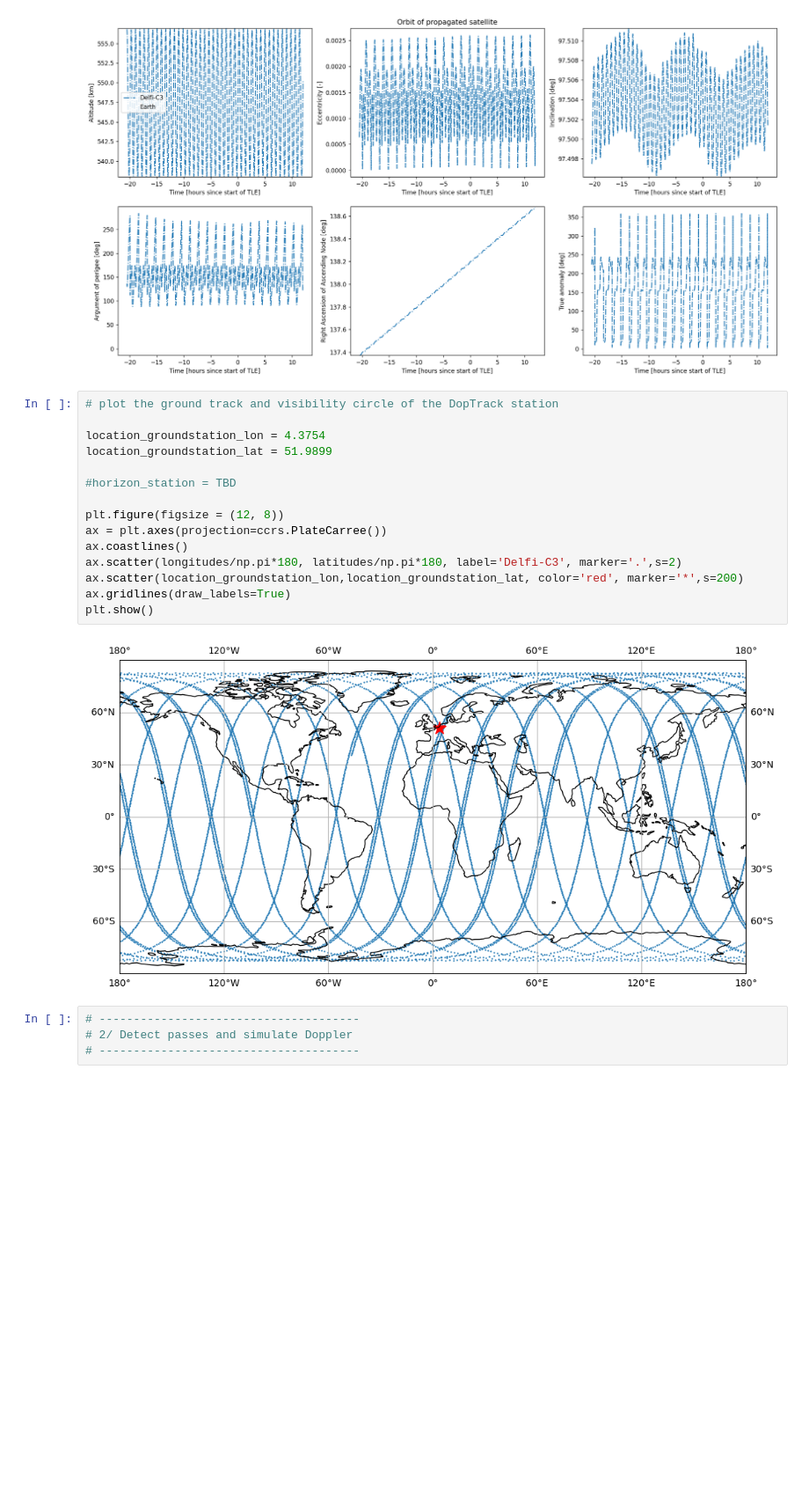
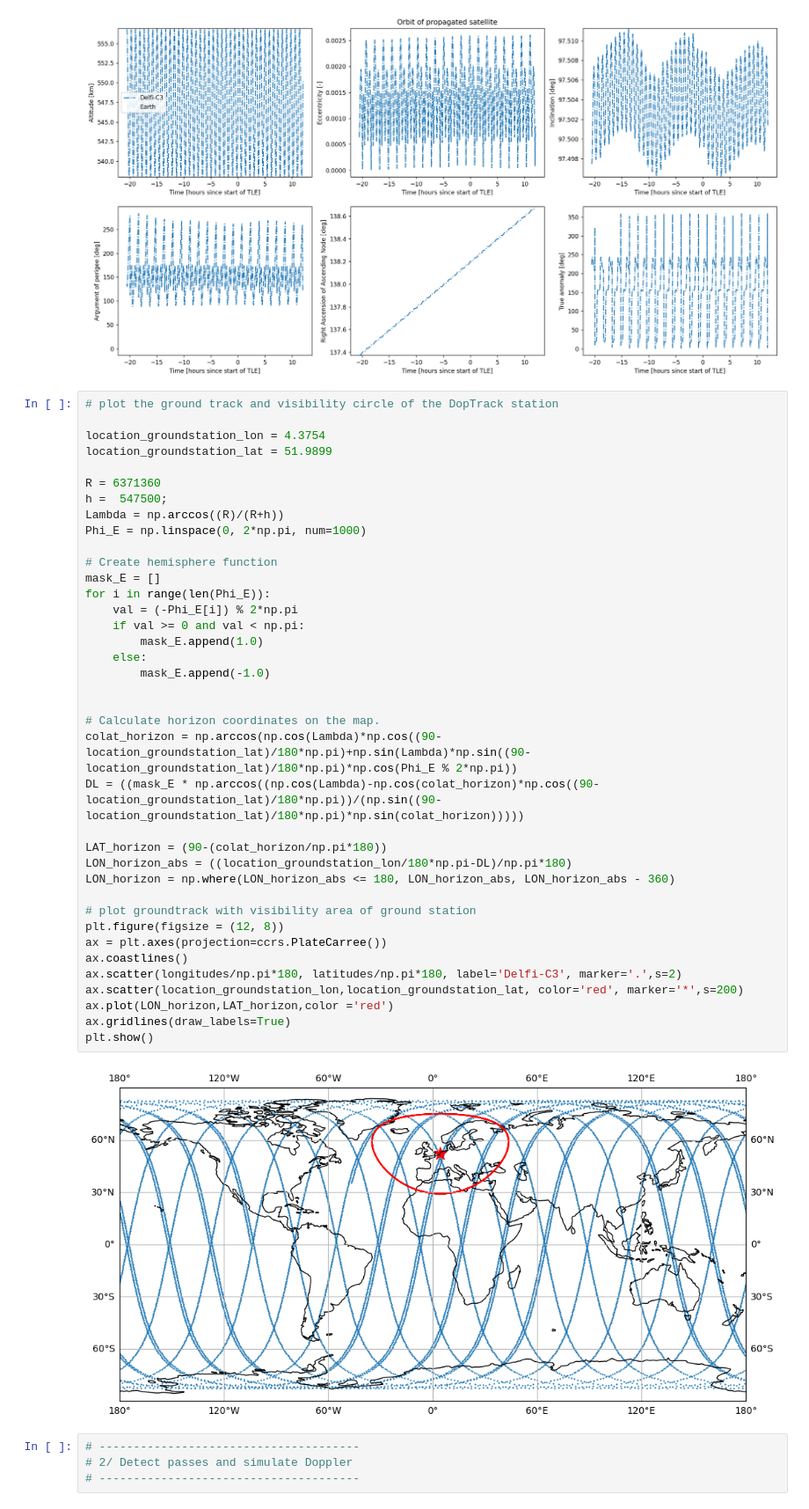
Before and after one commit to DopTrack/estimate, a Jupyter notebook: Assignment1.ipynb, the cells around one changed output. Shown at 88% size. Drawn from its saved outputs; the diff is of its cells as text; blank space fills up the shorter version.

Commit message:
Ground Track and visibility sphere plotting added

```diff
--- a/Assignment1.ipynb
+++ b/Assignment1.ipynb
@@ -203,20 +203,43 @@ plt.show()
 # %%
 # plot the ground track and visibility circle of the DopTrack station
 
 location_groundstation_lon = 4.3754
 location_groundstation_lat = 51.9899
 
-#horizon_station = TBD
+R = 6371360
+h =  547500;
+Lambda = np.arccos((R)/(R+h))
+Phi_E = np.linspace(0, 2*np.pi, num=1000)
 
+# Create hemisphere function
+mask_E = []
+for i in range(len(Phi_E)):
+    val = (-Phi_E[i]) % 2*np.pi
+    if val >= 0 and val < np.pi:
+        mask_E.append(1.0)
+    else:
+        mask_E.append(-1.0)
+
+
+# Calculate horizon coordinates on the map.
+colat_horizon = np.arccos(np.cos(Lambda)*np.cos((90-location_groundstation_lat)/180*np.pi)+np.sin(Lambda)*np.sin((90-location_groundstation_lat)/180*np.pi)*np.cos(Phi_E % 2*np.pi))
+DL = ((mask_E * np.arccos((np.cos(Lambda)-np.cos(colat_horizon)*np.cos((90-location_groundstation_lat)/180*np.pi))/(np.sin((90-location_groundstation_lat)/180*np.pi)*np.sin(colat_horizon)))))
+
+LAT_horizon = (90-(colat_horizon/np.pi*180))
+LON_horizon_abs = ((location_groundstation_lon/180*np.pi-DL)/np.pi*180)
+LON_horizon = np.where(LON_horizon_abs <= 180, LON_horizon_abs, LON_horizon_abs - 360)
+
+# plot groundtrack with visibility area of ground station
 plt.figure(figsize = (12, 8))
 ax = plt.axes(projection=ccrs.PlateCarree())
 ax.coastlines()
 ax.scatter(longitudes/np.pi*180, latitudes/np.pi*180, label='Delfi-C3', marker='.',s=2)
 ax.scatter(location_groundstation_lon,location_groundstation_lat, color='red', marker='*',s=200)
+ax.plot(LON_horizon,LAT_horizon,color ='red')
 ax.gridlines(draw_labels=True)
 plt.show()
 # %% [output]
-[figure, old version]
+[figure, new version]
 # %%
 # --------------------------------------
 # 2/ Detect passes and simulate Doppler
```
Also changed, not shown: parts of 1 cell of this notebook.
